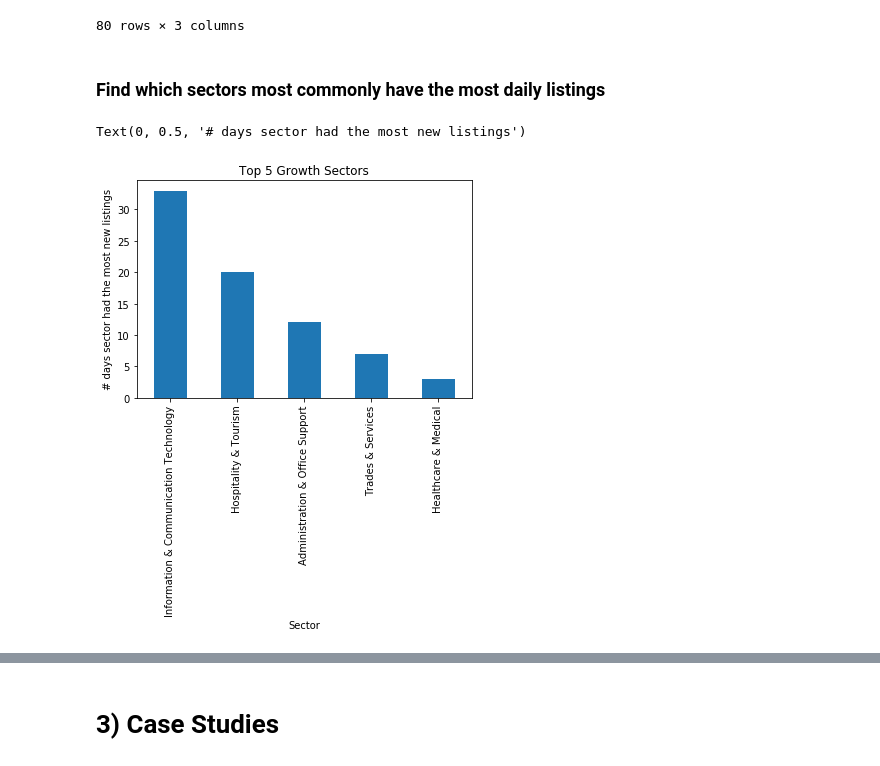
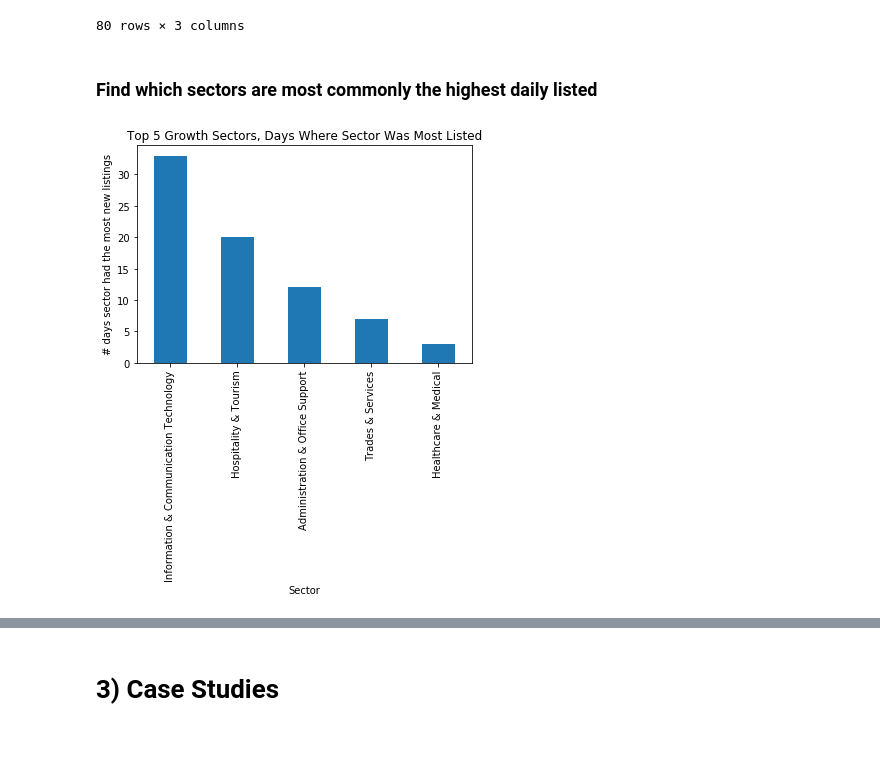
Before and after one commit to RyanWillie/Big-Data-Assignment, a Jupyter notebook: Notebook.ipynb, the cells around one changed output, grey strips where cells are left out. Saved outputs shown, nothing was run; the diff lists cells and outputs as text; code cells hidden in the pictures.

```diff
--- a/Notebook.ipynb
+++ b/Notebook.ipynb
@@ -415,11 +378,11 @@ sector_trend
 | 1827 | 2018-12-16 | Legal | 19 |
 80 rows × 3 columns
 # %% [markdown]
-### Find which  sectors most commonly have the most daily listings
+### Find which  sectors are most commonly the highest daily listed
 # %%
-sector_trend.groupby("Classification")["Classification"].count().nlargest(5).plot(kind='bar', title="Top 5 Growth Sectors")
+sector_trend.groupby("Classification")["Classification"].count().nlargest(5).plot(kind='bar', title="Top 5 Growth Sectors, Days Where Sector Was Most Listed")
 plt.xlabel("Sector")
 plt.ylabel("# days sector had the most new listings")
+plt.show()
 # %% [output]
-Text(0, 0.5, '# days sector had the most new listings')
-[figure, old version]
+[figure, new version]
```
Also changed, not shown: parts of 16 cells of this notebook.
